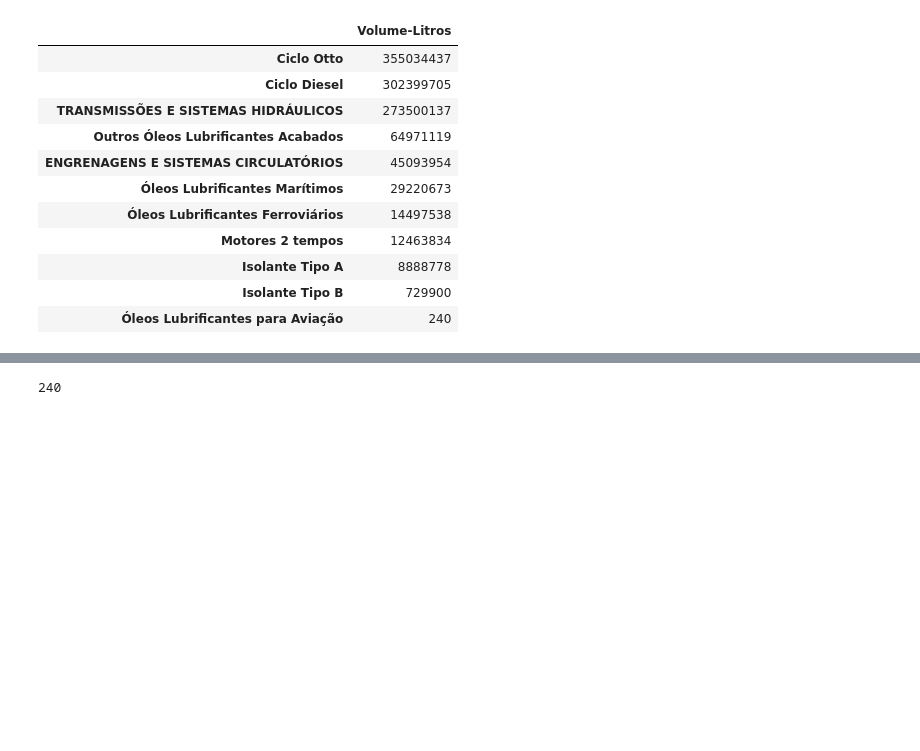
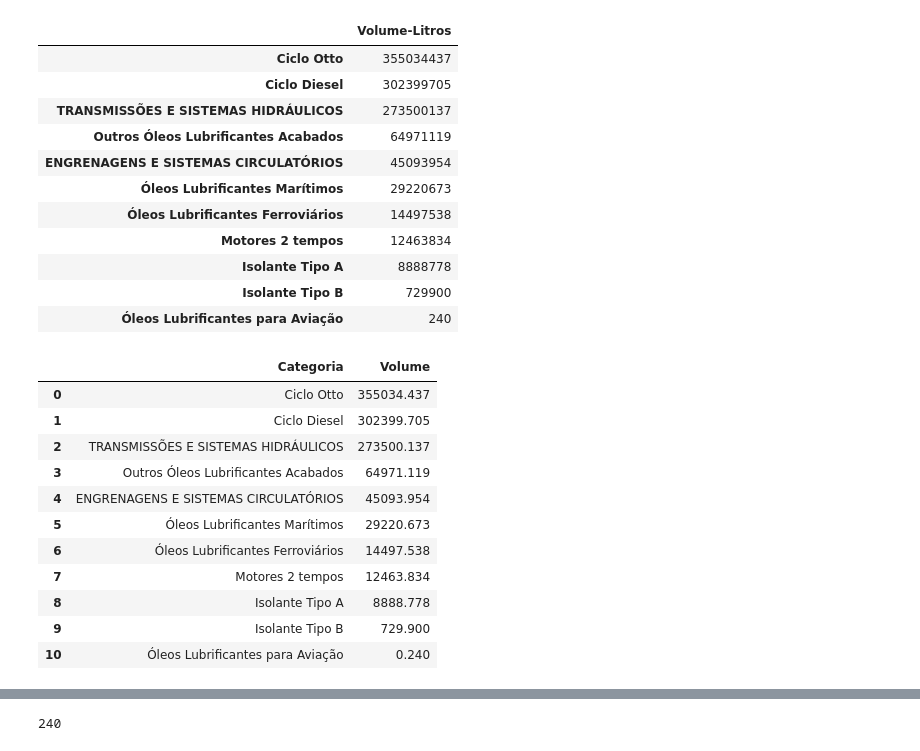
Before and after one commit to jaycwb/udacity, a Jupyter notebook: nanodegree/data_analyst/06_faca_visualizacao_de_dados_eficazes/notebooks/dados_anp_comercializacao_lubrificante.ipynb, the cells around one changed output, grey strips where cells are left out. Cells and saved outputs as stored; diff of their text form; code cells hidden in the pictures; blank space fills up the shorter version.

Commit message:
Organizando dados para pieChart e plotando na pagina.

```diff
--- a/nanodegree/data_analyst/06_faca_visualizacao_de_dados_eficazes/notebooks/dados_anp_comercializacao_lubrificante.ipynb
+++ b/nanodegree/data_analyst/06_faca_visualizacao_de_dados_eficazes/notebooks/dados_anp_comercializacao_lubrificante.ipynb
@@ -198,3 +198,27 @@ producao_categoria
 | Isolante Tipo A | 8888778 |
 | Isolante Tipo B | 729900 |
 | Óleos Lubrificantes para Aviação | 240 |
+# %%
+#CRIAR UM DATAFRAME PARA ARMEZENAR DADOS DE PRODUCAO POR CATEGORIA (m3)
+producao_categoria_m3 = producao_categoria.copy()
+producao_categoria_m3.reset_index(inplace=True)
+# %%
+#RENOMEANDO COLUNAS
+producao_categoria_m3.columns = ['Categoria', 'Volume']
+# %%
+producao_categoria_m3['Volume'] = producao_categoria_m3['Volume'].apply(lambda x: x/1000)
+# %%
+producao_categoria_m3
+# %% [output]
+|  | Categoria | Volume |
+| 0 | Ciclo Otto | 355034.437 |
+| 1 | Ciclo Diesel | 302399.705 |
+| 2 | TRANSMISSÕES E SISTEMAS HIDRÁULICOS | 273500.137 |
+| 3 | Outros Óleos Lubrificantes Acabados | 64971.119 |
+| 4 | ENGRENAGENS E SISTEMAS CIRCULATÓRIOS | 45093.954 |
+| 5 | Óleos Lubrificantes Marítimos | 29220.673 |
+| 6 | Óleos Lubrificantes Ferroviários | 14497.538 |
+| 7 | Motores 2 tempos | 12463.834 |
+| 8 | Isolante Tipo A | 8888.778 |
+| 9 | Isolante Tipo B | 729.900 |
+| 10 | Óleos Lubrificantes para Aviação | 0.240 |
```
Also changed, not shown: parts of 13 cells of this notebook, 8 other files.
